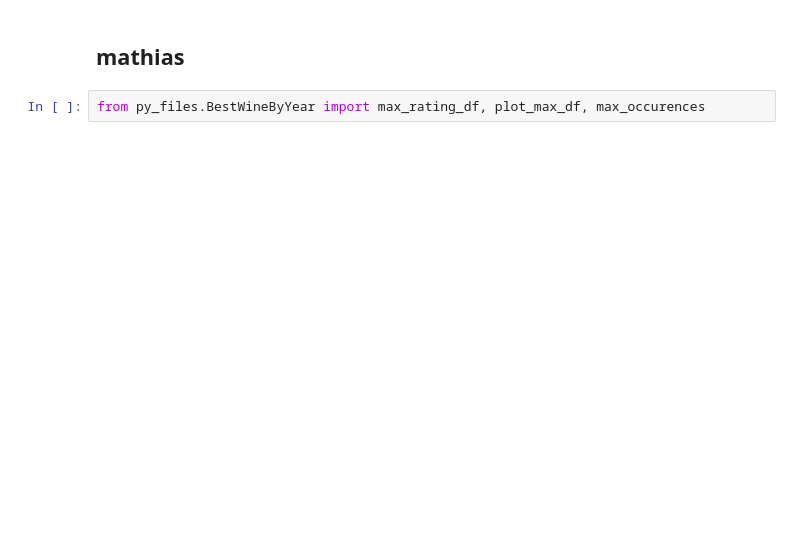
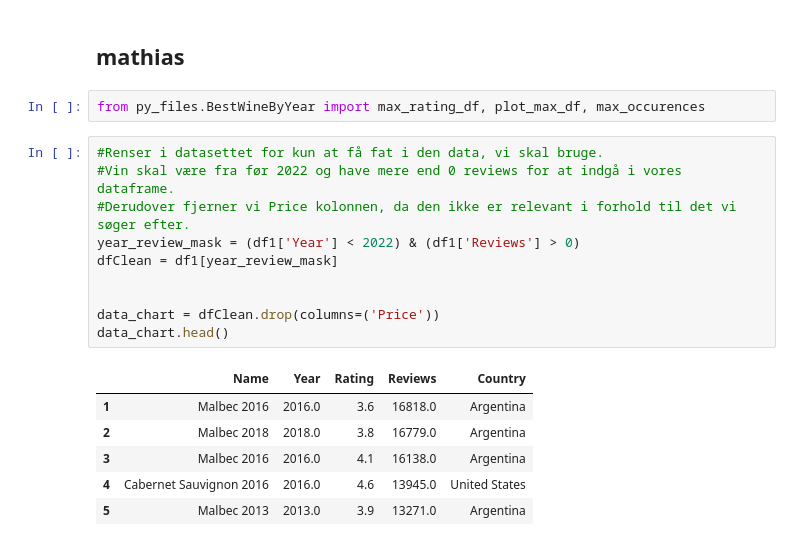
Before and after one commit to MathiasNoeClausen/pythonEksamen, a Jupyter notebook: Project_Main.ipynb, the cells around one changed output. Cells and saved outputs as stored; diff of their text form; blank space fills up the shorter version.

```diff
--- a/Project_Main.ipynb
+++ b/Project_Main.ipynb
@@ -63,3 +66,20 @@ White wine    51.094993  14.231527  53.890798
 ## mathias
 # %%
 from py_files.BestWineByYear import max_rating_df, plot_max_df, max_occurences
+# %%
+#Renser i datasettet for kun at få fat i den data, vi skal bruge.
+#Vin skal være fra før 2022 og have mere end 0 reviews for at indgå i vores dataframe.
+#Derudover fjerner vi Price kolonnen, da den ikke er relevant i forhold til det vi søger efter.
+year_review_mask = (df1['Year'] < 2022) & (df1['Reviews'] > 0)
+dfClean = df1[year_review_mask]
+
+
+data_chart = dfClean.drop(columns=('Price'))
+data_chart.head()
+# %% [output]
+|  | Name | Year | Rating | Reviews | Country |
+| 1 | Malbec 2016 | 2016.0 | 3.6 | 16818.0 | Argentina |
+| 2 | Malbec 2018 | 2018.0 | 3.8 | 16779.0 | Argentina |
+| 3 | Malbec 2016 | 2016.0 | 4.1 | 16138.0 | Argentina |
+| 4 | Cabernet Sauvignon 2016 | 2016.0 | 4.6 | 13945.0 | United States |
+| 5 | Malbec 2013 | 2013.0 | 3.9 | 13271.0 | Argentina |
```
Also changed, not shown: parts of 11 cells of this notebook, 3 other files.
